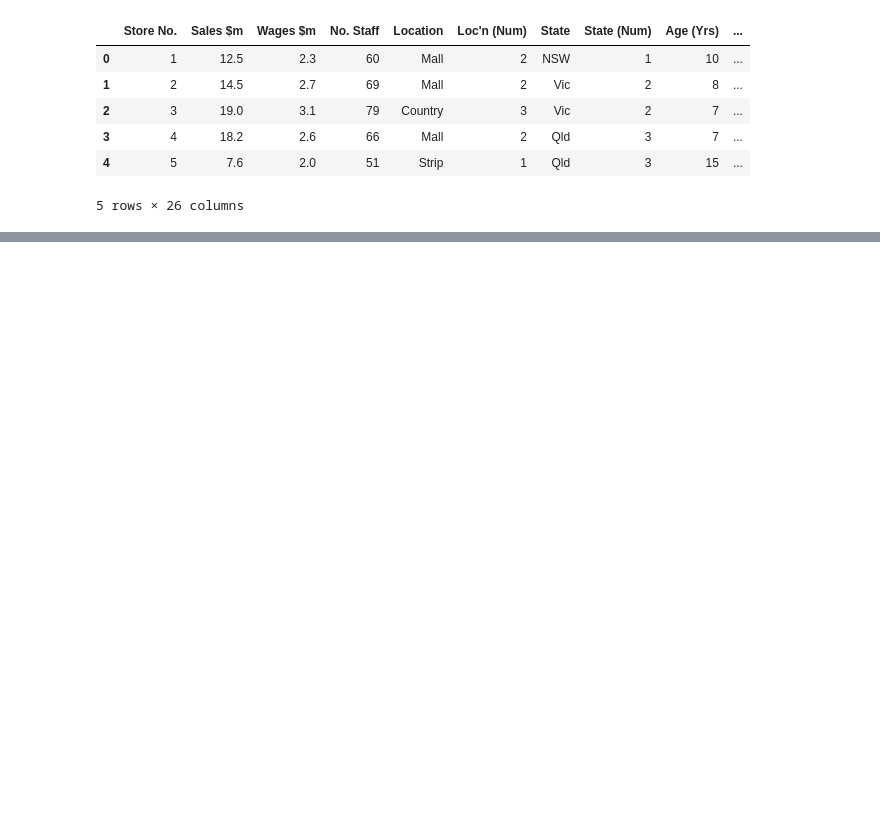
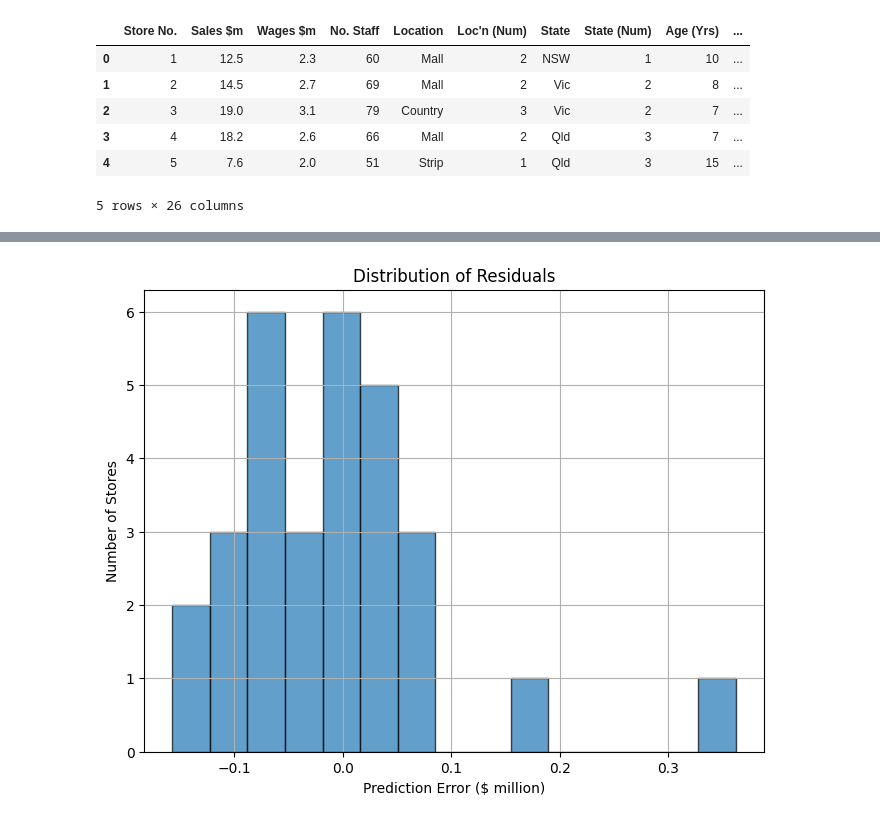
Before and after one commit to Fath100fa/Customer_perform, a Jupyter notebook: Coustmer.ipynb, the cells around one changed output, grey strips where cells are left out. Cells and saved outputs as stored; diff of their text form; code cells hidden in the pictures; blank space fills up the shorter version.

```diff
--- a/Coustmer.ipynb
+++ b/Coustmer.ipynb
@@ -108,0 +142,13 @@ memory usage: 29.4+ KB
+# %%
+#  Histogram: Distribution of residuals
+residuals = y_test - y_pred
+
+plt.figure(figsize=(8,6))
+plt.hist(residuals, bins=15, edgecolor='black', alpha=0.7)
+plt.title('Distribution of Residuals')
+plt.xlabel('Prediction Error ($ million)')
+plt.ylabel('Number of Stores')
+plt.grid(True)
+plt.show()
+# %% [output]
+[figure, added]
```
Also changed, not shown: parts of 7 cells of this notebook.
